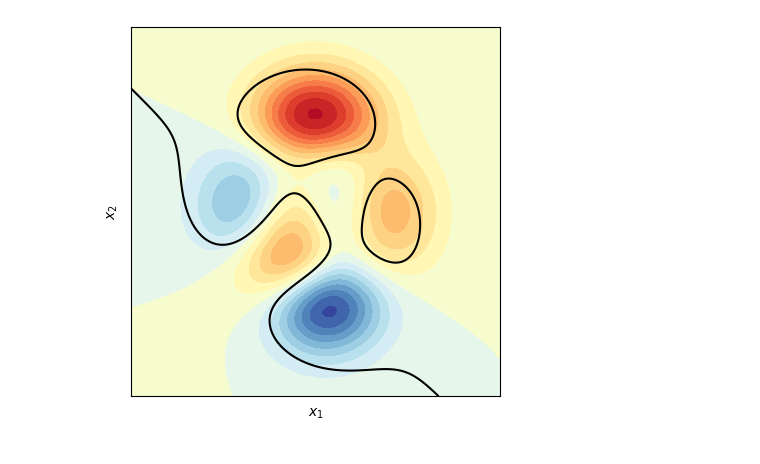
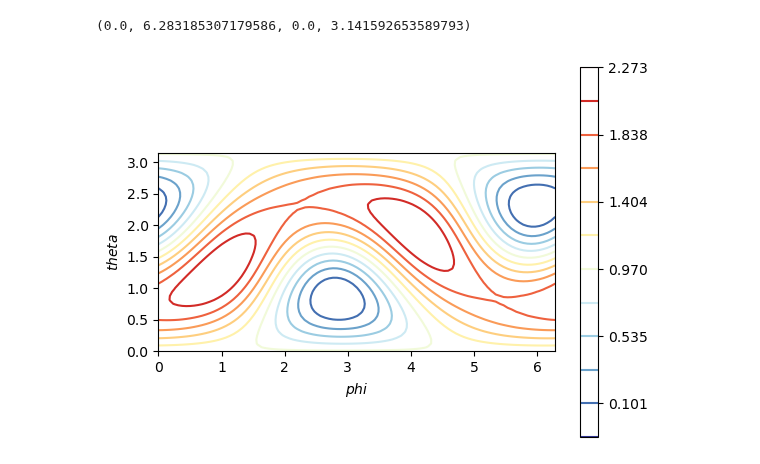
Before and after one commit to Visualize-ML/Book2_Beauty-of-Data-Visualization, a Jupyter notebook: Book2_Ch21_Python_Codes/Bk_2_Ch21_6.ipynb, the cells around one changed output. Saved outputs shown, nothing was run; the diff lists cells and outputs as text; code cells hidden in the pictures.

```diff
--- a/Book2_Ch21_Python_Codes/Bk_2_Ch21_6.ipynb
+++ b/Book2_Ch21_Python_Codes/Bk_2_Ch21_6.ipynb
@@ -111,21 +40,32 @@ ax.grid(False)
+# %%
+# 每一行代表一个三维直角坐标系坐标点
+# 所有坐标点都在单位球面上
+Points = np.column_stack([X.ravel(), Y.ravel(), Z.ravel()])
+
+# 定义矩阵Q
+Q = np.array([[1, 0.5, 1],
+              [0.5, 2, -0.2],
+              [1, -0.2, 1]])
+Rayleigh_Q = np.diag(Points @ Q @ Points.T)
+Rayleigh_Q_ = np.reshape(Rayleigh_Q,X.shape)
 # %%
 fig, ax = plt.subplots()
+levels = np.linspace(Rayleigh_Q_.min(),Rayleigh_Q_.max(),12)
 
-colorbar = ax.contourf(xx,yy, f_xy_zz, 20, cmap='RdYlBu_r')
+colorbar = ax.contour(pp_,tt_, Rayleigh_Q_, levels = levels, cmap='RdYlBu_r')
+# ax.contour(xx1, xx2, df_dx1_zz, levels = [0],
+#            colors = 'k')
+# 黑色线代表偏导为 0
 
-ax.contour(xx,yy, gap,
-           levels = [0],
-           colors = 'k')
-
-# fig.colorbar(colorbar, ax=ax)
-ax.set_xlim(xx.min(), xx.max())
-ax.set_ylim(yy.min(), yy.max())
-ax.set_xticks([])
-ax.set_yticks([])
-ax.set_xlabel('$x_1$')
-ax.set_ylabel('$x_2$')
-
-plt.gca().set_aspect('equal', adjustable='box')
-# fig.savefig('Figures/曲面和平面交线_平面.svg', format='svg')
+fig.colorbar(colorbar, ax=ax)
+ax.set_xlim(tt_.min(), tt_.max())
+ax.set_ylim(pp_.min(), pp_.max())
+# ax.set_xticks([])
+# ax.set_yticks([])
+ax.set_xlabel('$phi$')
+ax.set_ylabel('$theta$')
+plt.axis('scaled')
+# fig.savefig('Figures/对x1偏导.svg', format='svg')
 # %% [output]
+(0.0, 6.283185307179586, 0.0, 3.141592653589793)
-[figure, old version]
+[figure, new version]
```
Also changed, not shown: parts of 13 cells of this notebook, 4 other files.
